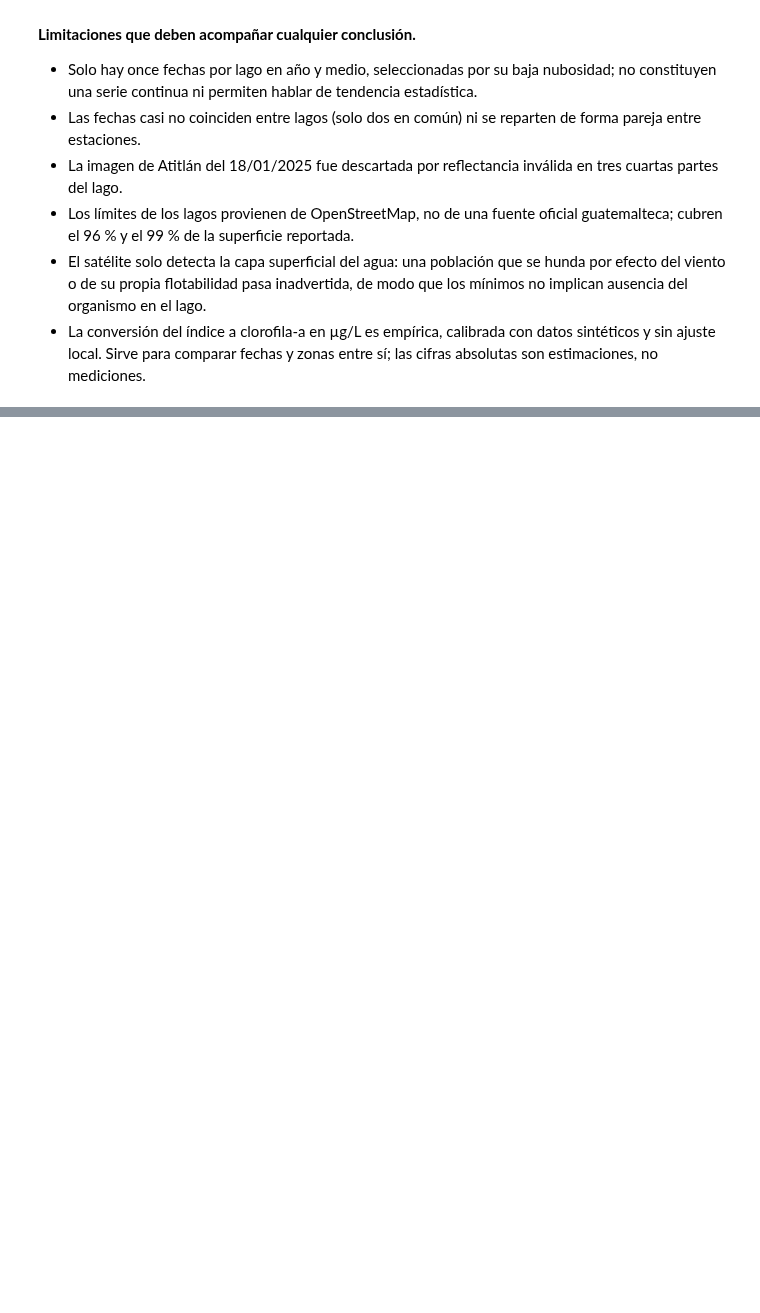
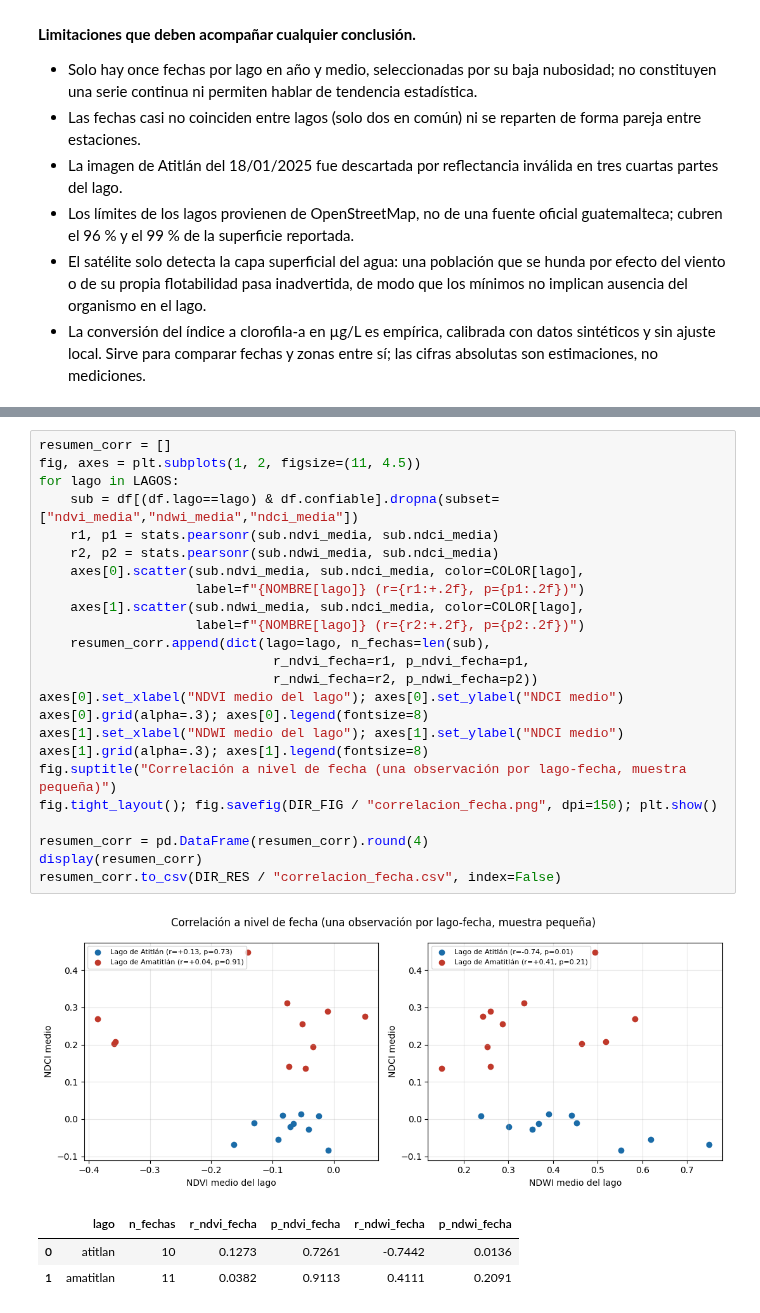
Before and after one commit to nicollegordillo/An-lisis-Geoespacial-y-sensores-remotos, a Jupyter notebook: 02_analisis.ipynb, the cells around one changed output, grey strips where cells are left out. Cells and saved outputs as stored; diff of their text form; blank space fills up the shorter version.

```diff
--- a/02_analisis.ipynb
+++ b/02_analisis.ipynb
@@ -660,0 +914,29 @@ son tan bajos que no permiten distinguir un patrón.
+# %%
+resumen_corr = []
+fig, axes = plt.subplots(1, 2, figsize=(11, 4.5))
+for lago in LAGOS:
+    sub = df[(df.lago==lago) & df.confiable].dropna(subset=["ndvi_media","ndwi_media","ndci_media"])
+    r1, p1 = stats.pearsonr(sub.ndvi_media, sub.ndci_media)
+    r2, p2 = stats.pearsonr(sub.ndwi_media, sub.ndci_media)
+    axes[0].scatter(sub.ndvi_media, sub.ndci_media, color=COLOR[lago],
+                    label=f"{NOMBRE[lago]} (r={r1:+.2f}, p={p1:.2f})")
+    axes[1].scatter(sub.ndwi_media, sub.ndci_media, color=COLOR[lago],
+                    label=f"{NOMBRE[lago]} (r={r2:+.2f}, p={p2:.2f})")
+    resumen_corr.append(dict(lago=lago, n_fechas=len(sub),
+                              r_ndvi_fecha=r1, p_ndvi_fecha=p1,
+                              r_ndwi_fecha=r2, p_ndwi_fecha=p2))
+axes[0].set_xlabel("NDVI medio del lago"); axes[0].set_ylabel("NDCI medio")
+axes[0].grid(alpha=.3); axes[0].legend(fontsize=8)
+axes[1].set_xlabel("NDWI medio del lago"); axes[1].set_ylabel("NDCI medio")
+axes[1].grid(alpha=.3); axes[1].legend(fontsize=8)
+fig.suptitle("Correlación a nivel de fecha (una observación por lago-fecha, muestra pequeña)")
+fig.tight_layout(); fig.savefig(DIR_FIG / "correlacion_fecha.png", dpi=150); plt.show()
+
+resumen_corr = pd.DataFrame(resumen_corr).round(4)
+display(resumen_corr)
+resumen_corr.to_csv(DIR_RES / "correlacion_fecha.csv", index=False)
+# %% [output]
+[figure, added]
+|  | lago | n_fechas | r_ndvi_fecha | p_ndvi_fecha | r_ndwi_fecha | p_ndwi_fecha |
+| 0 | atitlan | 10 | 0.1273 | 0.7261 | -0.7442 | 0.0136 |
+| 1 | amatitlan | 11 | 0.0382 | 0.9113 | 0.4111 | 0.2091 |
```
Also changed, not shown: parts of 14 cells of this notebook, 15 other files.
